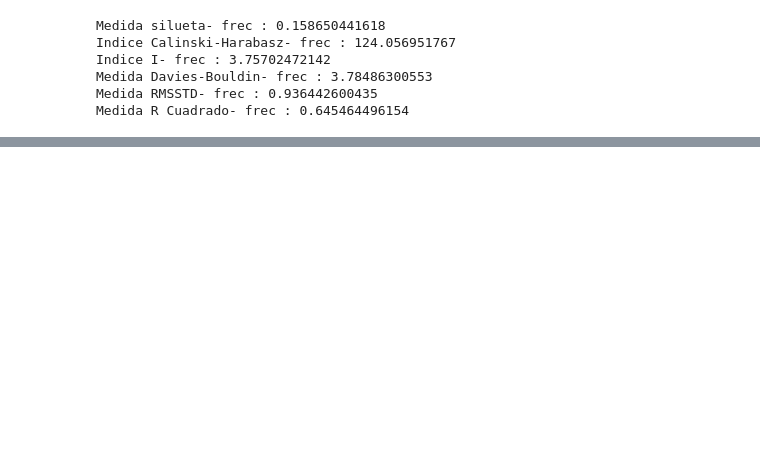
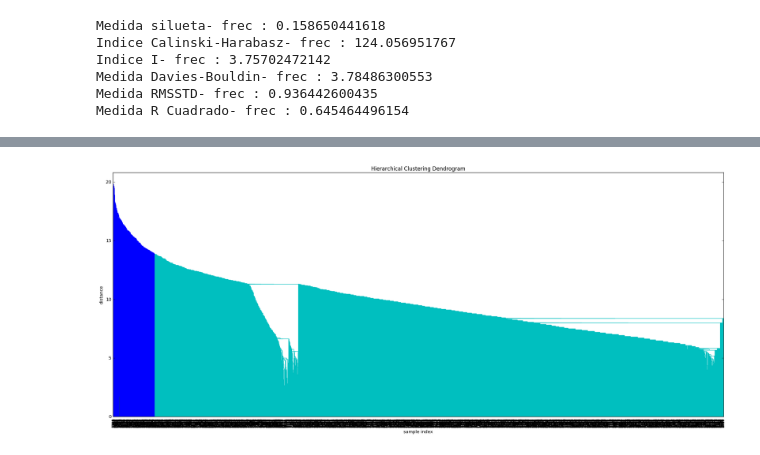
Before and after one commit to mrlujanero/aprendizajenosupervisado, a Jupyter notebook: Trabajo_Final 2.ipynb, the cells around one changed output, grey strips where cells are left out. Cells and saved outputs as stored; diff of their text form; code cells hidden in the pictures; blank space fills up the shorter version.

```diff
--- a/Trabajo_Final 2.ipynb
+++ b/Trabajo_Final 2.ipynb
@@ -376,0 +347,21 @@ plot_dendrograma_de_mparticiones(mDFrec,mParticiones)
+# %%
+from matplotlib import pyplot as plt
+from scipy.cluster.hierarchy import dendrogram, linkage
+import numpy as np
+import sys as sys
+
+sys.setrecursionlimit(10000)
+
+def calcularClusteringJerarquico(documentos, truncar = None, level = 0):
+    Z = linkage(documentsBin)
+    plt.figure(figsize=(25, 10))
+    plt.title('Hierarchical Clustering Dendrogram')
+    plt.xlabel('sample index')
+    plt.ylabel('distance')
+    dendrogram(Z,leaf_rotation=90.,leaf_font_size=8., truncate_mode=truncar, p=level)
+    plt.show()
+    return Z
+# %%
+calcularClusteringJerarquico(documentsBin)
+# %% [output]
+[figure, added]
```
Also changed, not shown: parts of 109 cells of this notebook.
